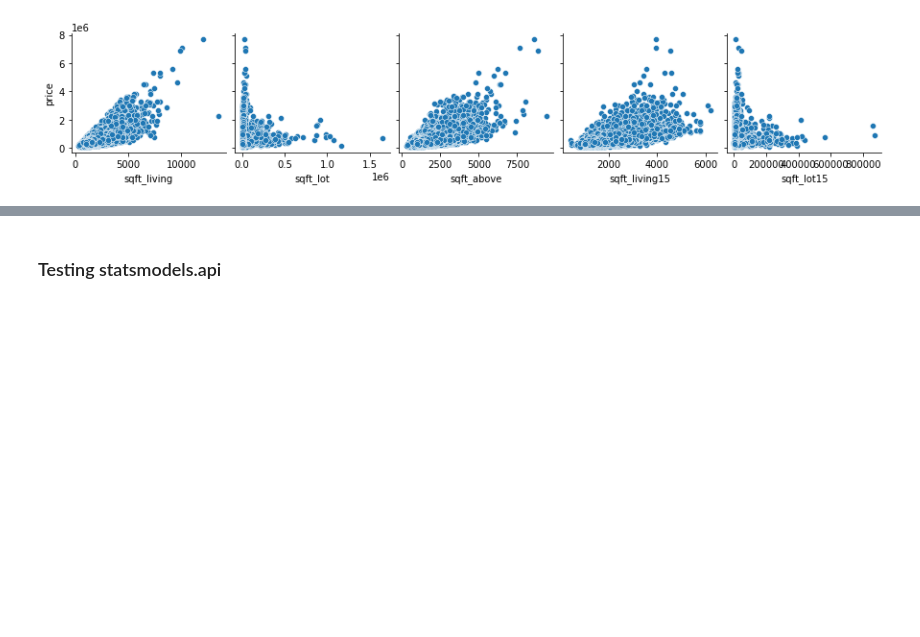
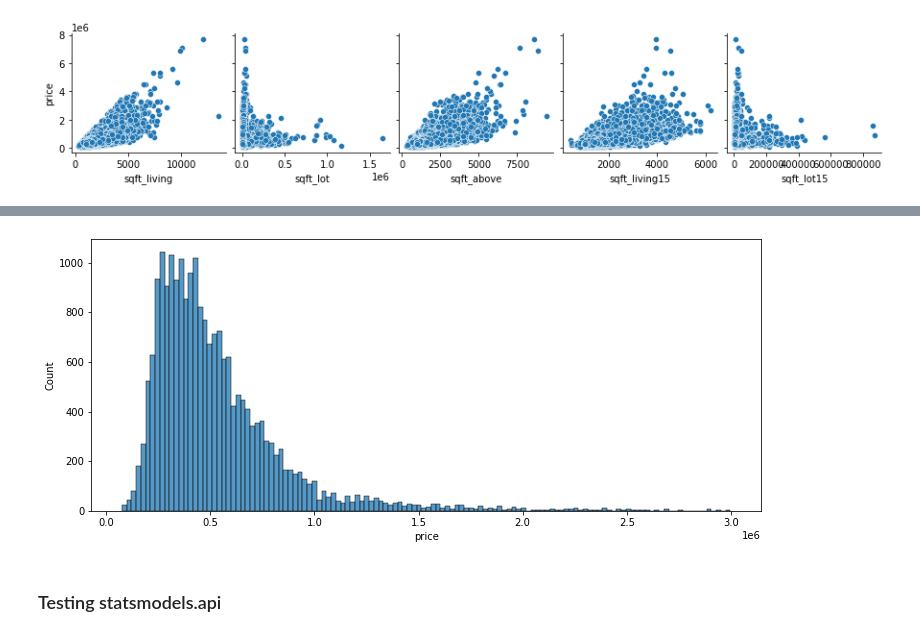
Before and after one commit to blazysecon/SDA_DS_class, a Jupyter notebook: practice/regression_housing_in_Seattle.ipynb, the cells around one changed output, grey strips where cells are left out. Saved outputs shown, nothing was run; the diff lists cells and outputs as text; code cells hidden in the pictures; blank space fills up the shorter version.

```diff
--- a/practice/regression_housing_in_Seattle.ipynb
+++ b/practice/regression_housing_in_Seattle.ipynb
@@ -140,3 +148,7 @@ x = df[['sqft_living', 'waterfront', 'view', 'condition', 'grade']] # features,
+# %%
+plot_hist(y)
+# %% [output]
+[figure, added]
 # %% [markdown]
 ### Testing statsmodels.api
 # %%
```
Also changed, not shown: parts of 25 cells of this notebook.
